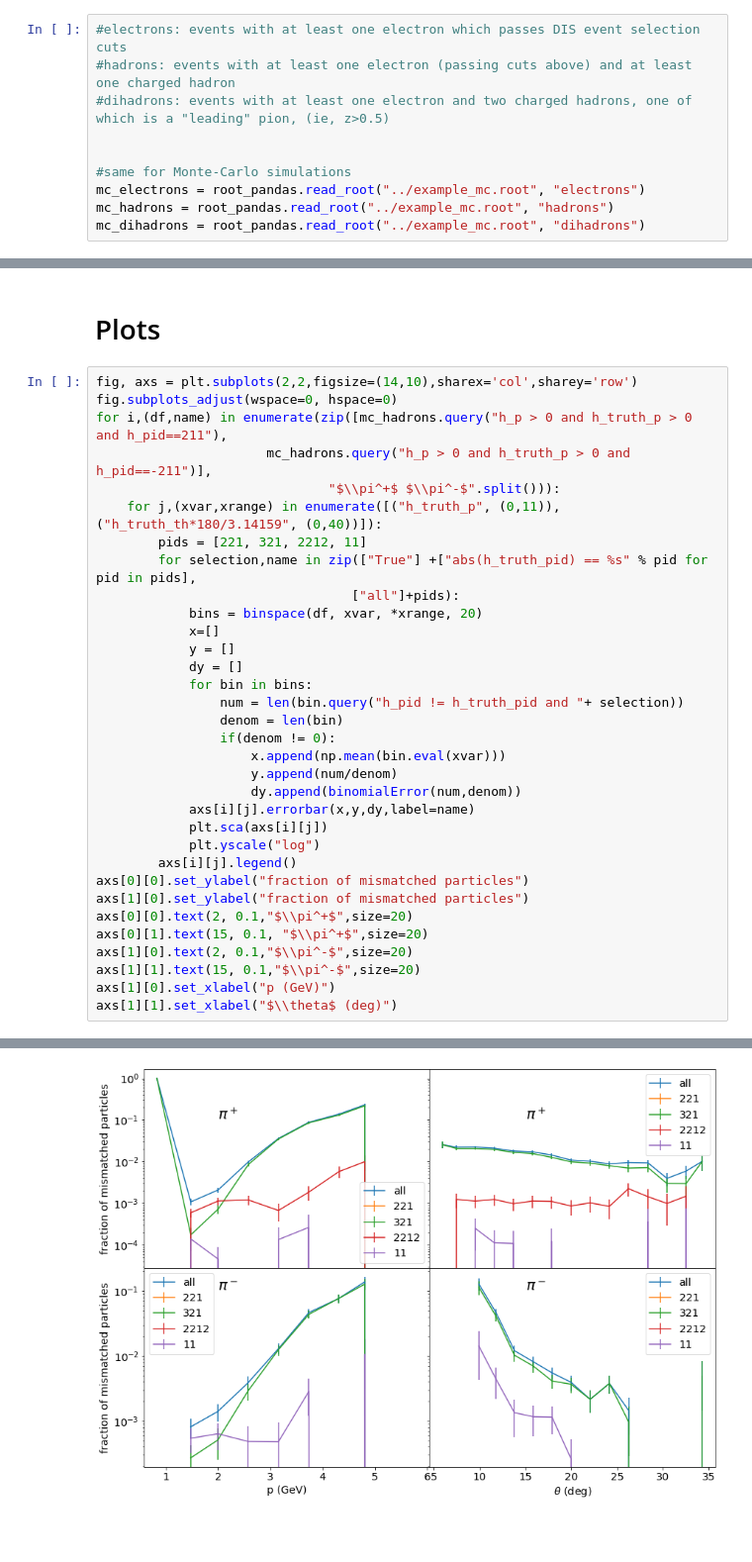
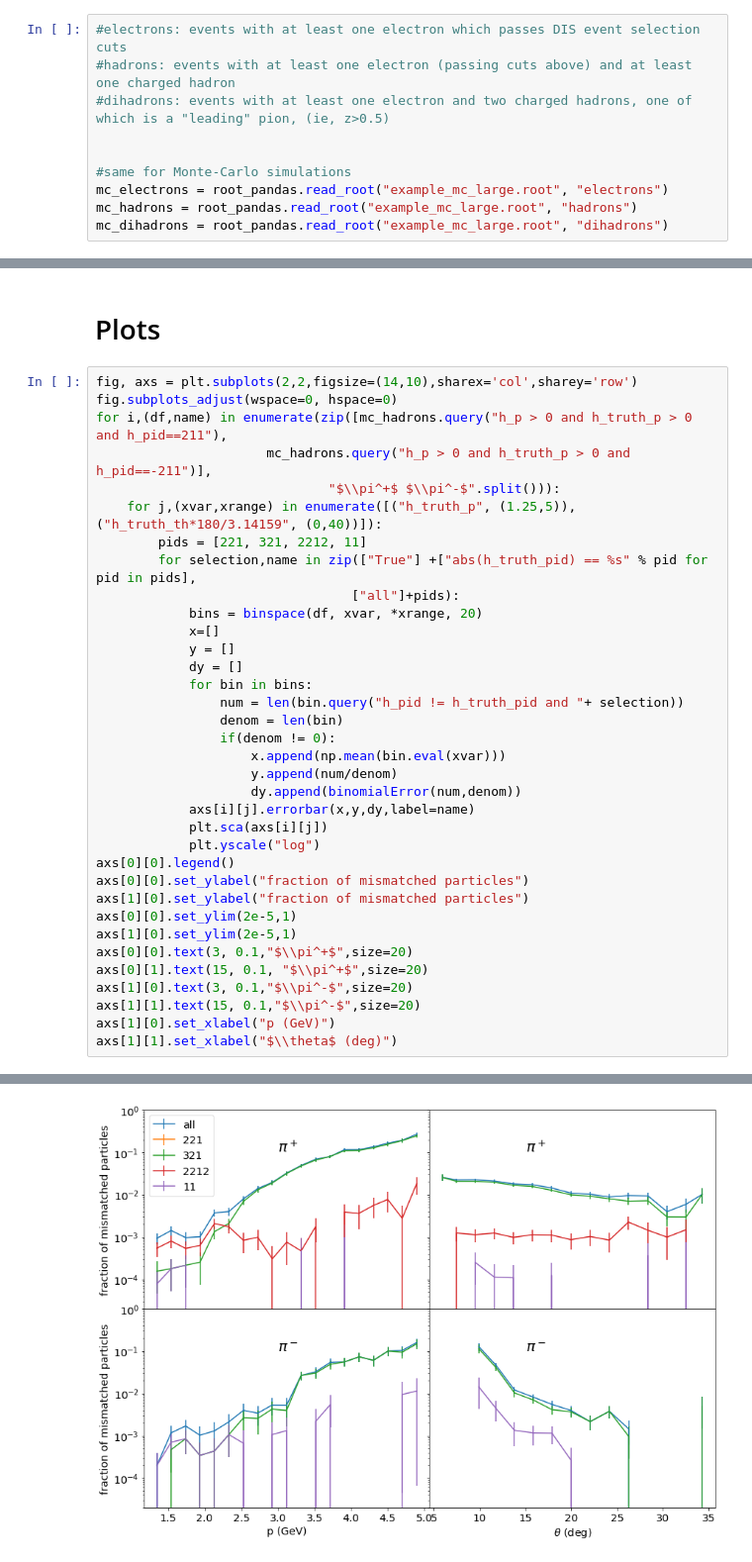
Before and after one commit to sebouh137/sidis_tuples, a Jupyter notebook: python/ParticleIDPlots.ipynb, the cells around one changed output, grey strips where cells are left out. Shown at 99% size. Cells and saved outputs as stored; diff of their text form; blank space fills up the shorter version.

Commit message:
more changes to the efficiency and particle id plots

```diff
--- a/python/ParticleIDPlots.ipynb
+++ b/python/ParticleIDPlots.ipynb
@@ -46,9 +46,9 @@ Now load the tuples from the files.
 
 
 #same for Monte-Carlo simulations
-mc_electrons = root_pandas.read_root("../example_mc.root", "electrons")
-mc_hadrons = root_pandas.read_root("../example_mc.root", "hadrons")
-mc_dihadrons = root_pandas.read_root("../example_mc.root", "dihadrons")
+mc_electrons = root_pandas.read_root("example_mc_large.root", "electrons")
+mc_hadrons = root_pandas.read_root("example_mc_large.root", "hadrons")
+mc_dihadrons = root_pandas.read_root("example_mc_large.root", "dihadrons")
 # %%
 #apply cuts in order to match the event selection used by Orlando
 mc_hadrons = mc_hadrons.query("h_p>1.25 and h_p<5 and h_th>3.14159/180*5 and h_th<3.14159/180*35 and y<0.8")
@@ -117,35 +117,37 @@ def getmeanstd(df, query):
 fig, axs = plt.subplots(2,2,figsize=(14,10),sharex='col',sharey='row')
 fig.subplots_adjust(wspace=0, hspace=0)
 for i,(df,name) in enumerate(zip([mc_hadrons.query("h_p > 0 and h_truth_p > 0 and h_pid==211"),
                       mc_hadrons.query("h_p > 0 and h_truth_p > 0 and h_pid==-211")],
                               "$\\pi^+$ $\\pi^-$".split())):
-    for j,(xvar,xrange) in enumerate([("h_truth_p", (0,11)),("h_truth_th*180/3.14159", (0,40))]):
+    for j,(xvar,xrange) in enumerate([("h_truth_p", (1.25,5)),("h_truth_th*180/3.14159", (0,40))]):
         pids = [221, 321, 2212, 11]
         for selection,name in zip(["True"] +["abs(h_truth_pid) == %s" % pid for pid in pids],
                                  ["all"]+pids):
             bins = binspace(df, xvar, *xrange, 20)
             x=[]
             y = []
             dy = []
             for bin in bins:
                 num = len(bin.query("h_pid != h_truth_pid and "+ selection))
                 denom = len(bin)
                 if(denom != 0):
                     x.append(np.mean(bin.eval(xvar)))
                     y.append(num/denom)
                     dy.append(binomialError(num,denom))
             axs[i][j].errorbar(x,y,dy,label=name)
             plt.sca(axs[i][j])
             plt.yscale("log")
-        axs[i][j].legend()
+axs[0][0].legend()
 axs[0][0].set_ylabel("fraction of mismatched particles")
 axs[1][0].set_ylabel("fraction of mismatched particles")
-axs[0][0].text(2, 0.1,"$\\pi^+$",size=20)
+axs[0][0].set_ylim(2e-5,1)
+axs[1][0].set_ylim(2e-5,1)
+axs[0][0].text(3, 0.1,"$\\pi^+$",size=20)
 axs[0][1].text(15, 0.1, "$\\pi^+$",size=20)
-axs[1][0].text(2, 0.1,"$\\pi^-$",size=20)
+axs[1][0].text(3, 0.1,"$\\pi^-$",size=20)
 axs[1][1].text(15, 0.1,"$\\pi^-$",size=20)
 axs[1][0].set_xlabel("p (GeV)")
 axs[1][1].set_xlabel("$\\theta$ (deg)")
 # %% [output]
 Text(0.5, 0, '$\\theta$ (deg)')
-[figure, old version]
+[figure, new version]
```
